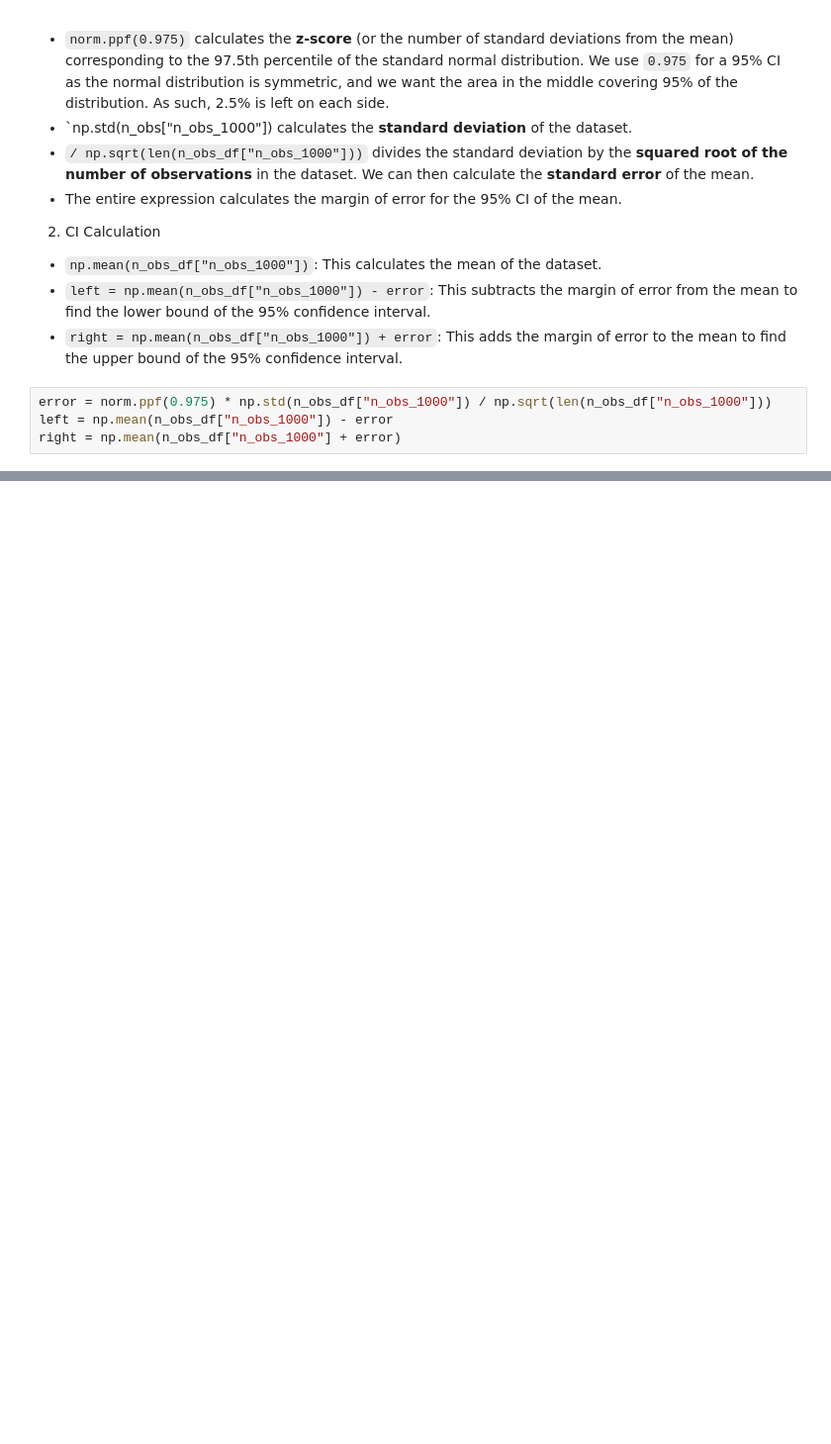
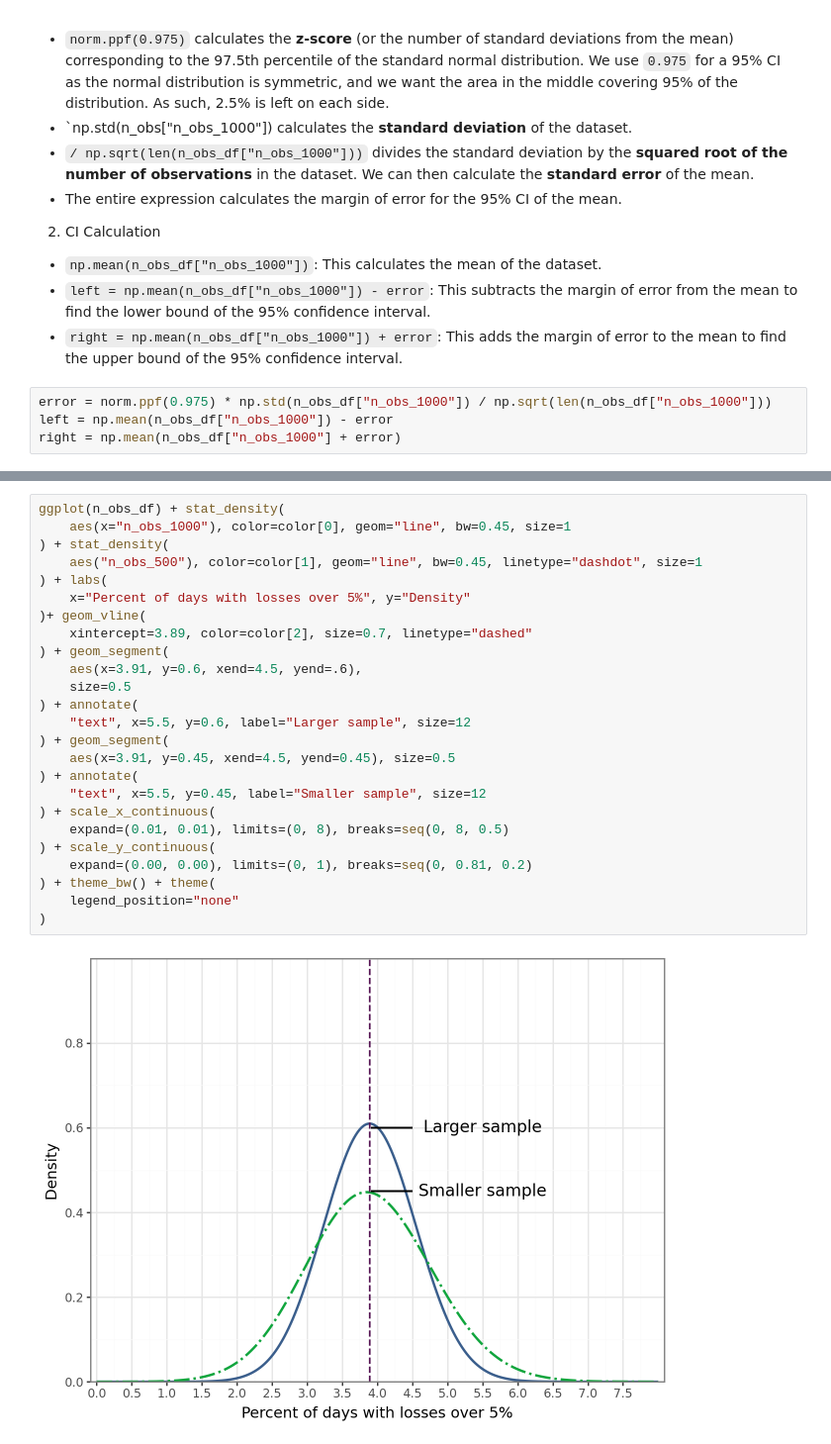
Before and after one commit to felipesebben/bk_data_analysis_studies, a Jupyter notebook: da_data_exercises/ch05-generalizing_from_data/01-stock_data_analysis/01-stock_data_analysis.ipynb, the cells around one changed output, grey strips where cells are left out. Shown at 99% size. Cells and saved outputs as stored; diff of their text form; blank space fills up the shorter version.

```diff
--- a/da_data_exercises/ch05-generalizing_from_data/01-stock_data_analysis/01-stock_data_analysis.ipynb
+++ b/da_data_exercises/ch05-generalizing_from_data/01-stock_data_analysis/01-stock_data_analysis.ipynb
@@ -298,0 +356,27 @@ ggplot(n_obs_df, aes(n_obs_1000[1:])) + geom_histogram(
+# %%
+ggplot(n_obs_df) + stat_density(
+    aes(x="n_obs_1000"), color=color[0], geom="line", bw=0.45, size=1
+) + stat_density(
+    aes("n_obs_500"), color=color[1], geom="line", bw=0.45, linetype="dashdot", size=1
+) + labs(
+    x="Percent of days with losses over 5%", y="Density"
+)+ geom_vline(
+    xintercept=3.89, color=color[2], size=0.7, linetype="dashed"
+) + geom_segment(
+    aes(x=3.91, y=0.6, xend=4.5, yend=.6),
+    size=0.5
+) + annotate(
+    "text", x=5.5, y=0.6, label="Larger sample", size=12
+) + geom_segment(
+    aes(x=3.91, y=0.45, xend=4.5, yend=0.45), size=0.5
+) + annotate(
+    "text", x=5.5, y=0.45, label="Smaller sample", size=12
+) + scale_x_continuous(
+    expand=(0.01, 0.01), limits=(0, 8), breaks=seq(0, 8, 0.5)
+) + scale_y_continuous(
+    expand=(0.00, 0.00), limits=(0, 1), breaks=seq(0, 0.81, 0.2)
+) + theme_bw() + theme(
+    legend_position="none"
+)
+# %% [output]
+[figure, added]
```
Also changed, not shown: parts of 14 cells of this notebook.
